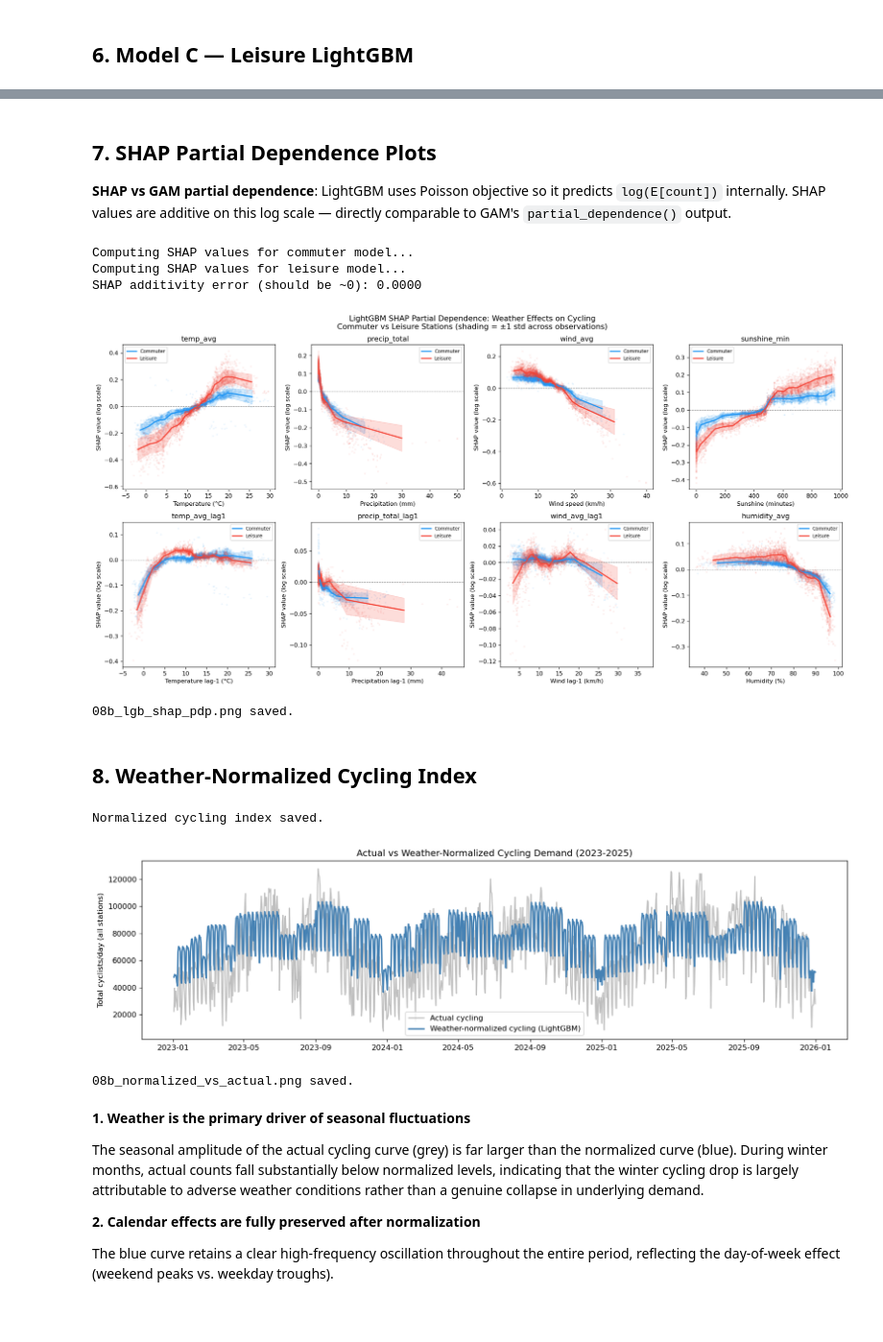
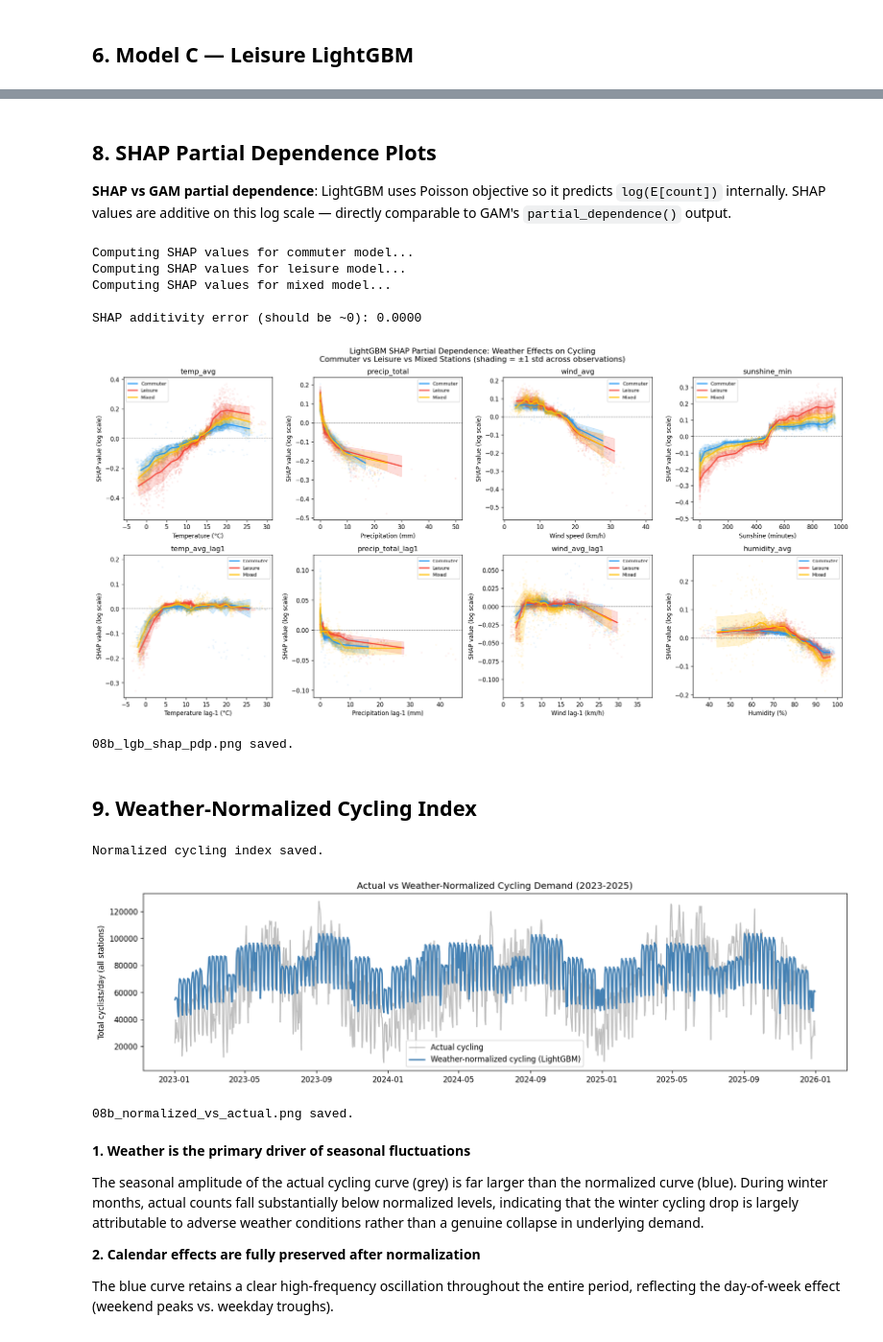
Before and after one commit to Queena34/mda-cycling-weather-group6, a Jupyter notebook: notebooks/08b_lgbm_model.ipynb, the cells around one changed output, grey strips where cells are left out. Shown at 96% size. Saved outputs shown, nothing was run; the diff lists cells and outputs as text; code cells hidden in the pictures.

```diff
--- a/notebooks/08b_lgbm_model.ipynb
+++ b/notebooks/08b_lgbm_model.ipynb
@@ -150,14 +212,12 @@ Test size  : 48,151 rows (2025)
 # Encode boolean features as integers
 for col in ["is_weekend", "is_public_holiday", "is_school_holiday", "is_event_day"]:
     train[col]      = train[col].astype(int)
-    val[col]        = val[col].astype(int)
     test[col]       = test[col].astype(int)
     panel_good[col] = panel_good[col].astype(int)
 
 # LightGBM uses site_idx as a categorical feature (instead of GAM's site_offset)
 le_site = LabelEncoder()
 train["site_idx"]      = le_site.fit_transform(train["site ID"])
-val["site_idx"]        = le_site.transform(val["site ID"])
 test["site_idx"]       = le_site.transform(test["site ID"])
 panel_good["site_idx"] = le_site.transform(panel_good["site ID"])
 
@@ -180,7 +240,7 @@ CAT_FEATURES = [
 
 print(f"Features ({len(ALL_FEATURES)}): {ALL_FEATURES}")
 print(f"Categorical : {CAT_FEATURES}")
-print(f"Train shape: {train.shape}  |  Val shape: {val.shape}  |  Test shape: {test.shape}")
+print(f"Train shape: {train.shape}  |  Test shape: {test.shape}")
 # %% [output]
 Features (15): ['temp_avg', 'precip_total', 'wind_avg', 'sunshine_min', 'humidity_avg', 'temp_avg_lag1', 'precip_total_lag1', 'wind_avg_lag1', 'dayofweek', 'month', 'is_weekend', 'is_public_holiday',  ...
 Categorical : ['dayofweek', 'month', 'is_weekend', 'is_public_holiday', 'is_school_holiday', 'is_event_day', 'site_idx']
@@ -192,22 +252,17 @@ LightGBM predicts count directly (Poisson objective) — no log-transform or sit
 # %%
 def make_X_y(df, features):
     cols = features + ["aantal"]
-    df_clean = df[cols].dropna().copy()
-    for col in CAT_FEATURES:
-        if col in df_clean.columns:
-            df_clean[col] = df_clean[col].astype("int32")
-    X = df_clean[features]
-    y = df_clean["aantal"].astype(float).values
+    df_clean = df[cols].dropna()
+    X = df_clean[features].values.astype(np.float64)
+    y = df_clean["aantal"].values.astype(np.float64)
     return X, y, df_clean.index
 
 X_train, y_train, train_idx = make_X_y(train, ALL_FEATURES)
-X_val,   y_val,   val_idx   = make_X_y(val,   ALL_FEATURES)
 X_test,  y_test,  test_idx  = make_X_y(test,  ALL_FEATURES)
 
 print(f"X_train : {X_train.shape}  |  y_train : {y_train.shape}")
-print(f"X_val   : {X_val.shape}    |  y_val   : {y_val.shape}")
 print(f"X_test  : {X_test.shape}   |  y_test  : {y_test.shape}")
-print(f"y_train — mean: {y_train.mean():.1f}, std: {y_train.std():.1f}, "
+print(f"y_train_raw — mean: {y_train.mean():.1f}, std: {y_train.std():.1f}, "
       f"min: {y_train.min():.0f}, max: {y_train.max():.0f}")
 
 dispersion = y_train.var() / y_train.mean()
@@ -465,5 +497,5 @@ R²     |      0.866 |         0.897 |        0.781
 # %% [markdown]
-## 7. SHAP Partial Dependence Plots
+## 8. SHAP Partial Dependence Plots
 
 **SHAP vs GAM partial dependence**: LightGBM uses Poisson objective so it predicts
 `log(E[count])` internally. SHAP values are additive on this log scale — directly
@@ -474,24 +506,30 @@ N_SHAP = 3000
 
 idx_c_s = np.random.choice(len(X_test_c), min(N_SHAP, len(X_test_c)), replace=False)
 idx_l_s = np.random.choice(len(X_test_l), min(N_SHAP, len(X_test_l)), replace=False)
+idx_m_s = np.random.choice(len(X_test_m), min(N_SHAP, len(X_test_m)), replace=False)
 
 explainer_c = shap.TreeExplainer(lgb_commuter)
 explainer_l = shap.TreeExplainer(lgb_leisure)
+explainer_m = shap.TreeExplainer(lgb_mixed)
 
 print("Computing SHAP values for commuter model...")
-shap_c = explainer_c.shap_values(X_test_c.iloc[idx_c_s])
+shap_c = explainer_c.shap_values(X_test_c[idx_c_s])
 print("Computing SHAP values for leisure model...")
-shap_l = explainer_l.shap_values(X_test_l.iloc[idx_l_s])
-
+shap_l = explainer_l.shap_values(X_test_l[idx_l_s])
+print("Computing SHAP values for mixed model...")
+shap_m = explainer_m.shap_values(X_test_m[idx_m_s])
+print()
 # Additivity check
 _chk = np.abs(
-    np.log(lgb_commuter.predict(X_test_c.iloc[idx_c_s[:5]])) -
+    np.log(lgb_commuter.predict(X_test_c[idx_c_s[:5]])) -
     (shap_c[:5].sum(axis=1) + explainer_c.expected_value)
 ).mean()
 print(f"SHAP additivity error (should be ~0): {_chk:.4f}")
 # %% [output]
 Computing SHAP values for commuter model...
 Computing SHAP values for leisure model...
+Computing SHAP values for mixed model...
+
 SHAP additivity error (should be ~0): 0.0000
 # %%
 def shap_smooth(x_vals, shap_vals, n_bins=25):
@@ -524,42 +562,44 @@ fig, axes = plt.subplots(2, 4, figsize=(18, 9))
 axes = axes.flatten()
 
 for ax, (feat_idx, feat_name, xlabel) in zip(axes, weather_terms):
-    x_c = X_test_c.iloc[idx_c_s, feat_idx].values
-    x_l = X_test_l.iloc[idx_l_s, feat_idx].values
+    x_c = X_test_c[idx_c_s, feat_idx]
+    x_l = X_test_l[idx_l_s, feat_idx]
+    x_m = X_test_m[idx_m_s, feat_idx]
     s_c = shap_c[:, feat_idx]
     s_l = shap_l[:, feat_idx]
-
+    s_m = shap_m[:, feat_idx]
     ax.scatter(x_c, s_c, alpha=0.06, s=4, color=COLORS["commuter"])
     ax.scatter(x_l, s_l, alpha=0.06, s=4, color=COLORS["leisure"])
-
+    ax.scatter(x_m, s_m, alpha=0.06, s=4, color=COLORS["mixed"])
     for x_v, s_v, color, label in [
         (x_c, s_c, COLORS["commuter"], "Commuter"),
         (x_l, s_l, COLORS["leisure"],  "Leisure"),
+        (x_m, s_m, COLORS["mixed"],  "Mixed"),
     ]:
         cx, cm, cs = shap_smooth(x_v, s_v)
         ax.plot(cx, cm, color=color, linewidth=2, label=label)
         ax.fill_between(cx, cm - cs, cm + cs, alpha=0.18, color=color)
 
     ax.axhline(0, color="gray", linestyle="--", linewidth=0.8)
     ax.set_xlabel(xlabel)
     ax.set_ylabel("SHAP value (log scale)")
     ax.set_title(feat_name)
     ax.legend(fontsize=8)
 
 fig.suptitle(
     "LightGBM SHAP Partial Dependence: Weather Effects on Cycling\n"
-    "Commuter vs Leisure Stations (shading = ±1 std across observations)",
+    "Commuter vs Leisure vs Mixed Stations (shading = ±1 std across observations)",
     fontsize=13,
 )
 fig.tight_layout()
 fig.savefig(FIGS / "08b_lgb_shap_pdp.png", dpi=150)
 plt.show()
 print("08b_lgb_shap_pdp.png saved.")
 # %% [output]
-[figure, old version]
+[figure, new version]
 08b_lgb_shap_pdp.png saved.
 # %% [markdown]
-## 8. Weather-Normalized Cycling Index
+## 9. Weather-Normalized Cycling Index
 # %%
 ref_weather = {
     "temp_avg"          : 15.0,
@@ -577,15 +617,16 @@ panel_norm["date"] = pd.to_datetime(panel_norm["date"])
 for col in ["is_weekend", "is_public_holiday", "is_school_holiday", "is_event_day"]:
     panel_norm[col] = panel_norm[col].astype(int)
 
-panel_norm_clean = panel_norm[ALL_FEATURES + ["site ID", "naam", "date", "aantal", "site_type", "day_type", "season"]].dropna().copy()
+# Keep only rows that have all needed features
+panel_norm_clean = panel_norm[ALL_FEATURES + ["site ID", "naam", "date", "aantal", "site_type", "day_type", "season"]].dropna()
 
-# Build feature DataFrame with correct dtypes, then replace weather with reference values
-X_norm = panel_norm_clean[ALL_FEATURES].copy()
-for col in CAT_FEATURES:
-    X_norm[col] = X_norm[col].astype("int32")
+# Replace weather features with reference values
+X_norm = panel_norm_clean[ALL_FEATURES].values.copy().astype(np.float64)
 for feat, val_ref in ref_weather.items():
-    X_norm[feat] = val_ref
+    idx = ALL_FEATURES.index(feat)
+    X_norm[:, idx] = val_ref
 
+panel_norm_clean = panel_norm_clean.copy()
 panel_norm_clean["normalized_count"] = lgb_full.predict(X_norm)
 
 panel_norm_clean[["site ID", "naam", "date", "aantal",
@@ -610,7 +651,7 @@ plt.show()
 print("08b_normalized_vs_actual.png saved.")
 # %% [output]
 Normalized cycling index saved.
-[figure, old version]
+[figure, new version]
 08b_normalized_vs_actual.png saved.
 # %% [markdown]
 **1. Weather is the primary driver of seasonal fluctuations**
```
Also changed, not shown: parts of 18 cells of this notebook, 2 other files.
